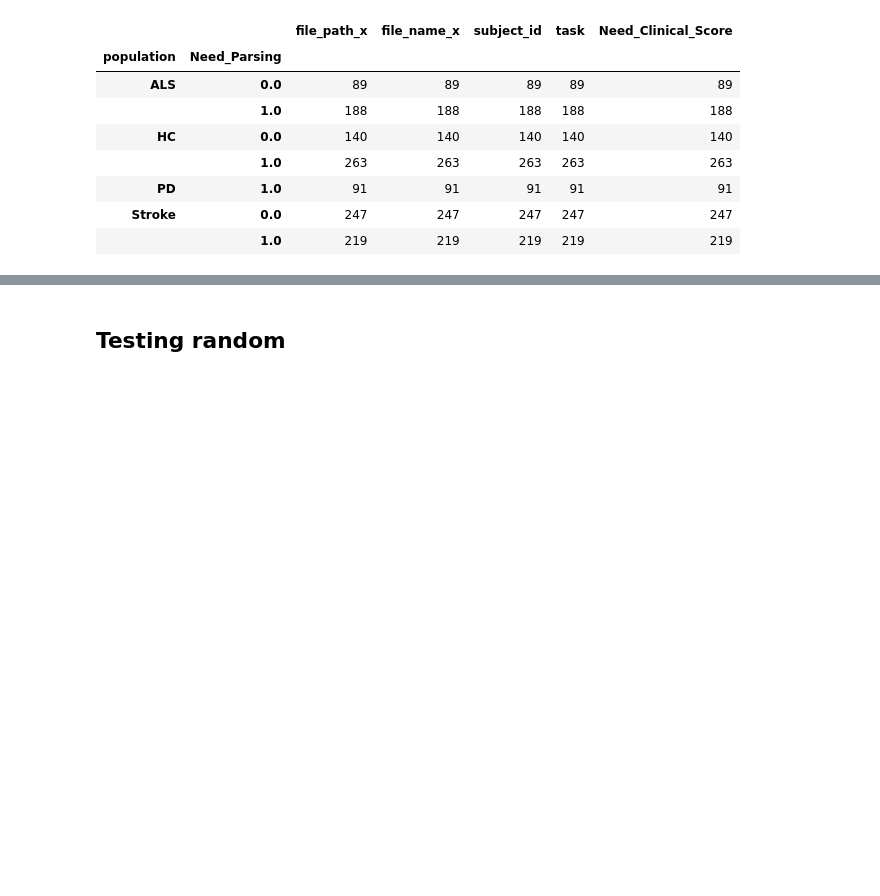
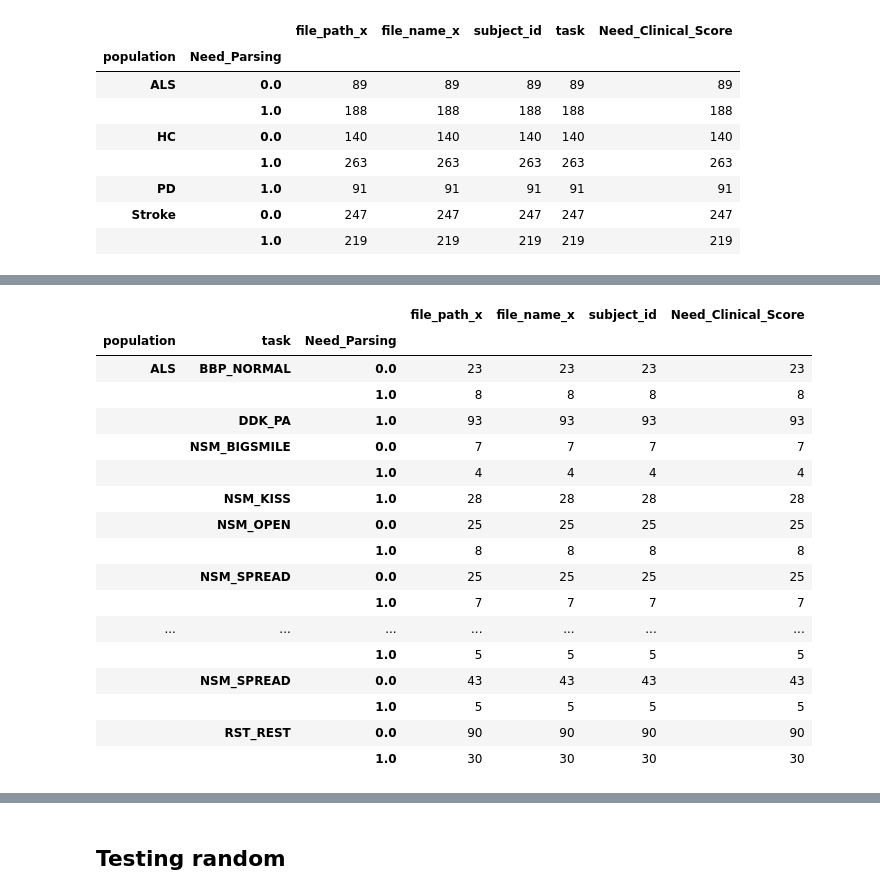
Before and after one commit to denizjafari/ClinicalScore, a Jupyter notebook: data_availability.ipynb, the cells around one changed output, grey strips where cells are left out. Drawn from its saved outputs; the diff is of its cells as text; code cells hidden in the pictures; blank space fills up the shorter version.

```diff
--- a/data_availability.ipynb
+++ b/data_availability.ipynb
@@ -85,7 +85,8 @@ def get_subject_id(row):
 def set_task(row):
     for t in tasks:
         if t in row:
-            return t
+            if t != 'DDK_PATAKA'
+                return t
 
 
 data.rename(columns = {0: 'file_path'}, inplace = True)
@@ -455,0 +474,21 @@ test2.groupby(['population', 'Need_Parsing']).count()
+# %%
+test2.groupby(['population', 'task', 'Need_Parsing']).count()
+# %% [output]
+|  |  |  | file_path_x | file_name_x | subject_id | Need_Clinical_Score |
+| population | task | Need_Parsing |  |  |  |  |
+| ALS | BBP_NORMAL | 0.0 | 23 | 23 | 23 | 23 |
+|  |  | 1.0 | 8 | 8 | 8 | 8 |
+|  | DDK_PA | 1.0 | 93 | 93 | 93 | 93 |
+|  | NSM_BIGSMILE | 0.0 | 7 | 7 | 7 | 7 |
+|  |  | 1.0 | 4 | 4 | 4 | 4 |
+|  | NSM_KISS | 1.0 | 28 | 28 | 28 | 28 |
+|  | NSM_OPEN | 0.0 | 25 | 25 | 25 | 25 |
+|  |  | 1.0 | 8 | 8 | 8 | 8 |
+|  | NSM_SPREAD | 0.0 | 25 | 25 | 25 | 25 |
+|  |  | 1.0 | 7 | 7 | 7 | 7 |
+| ... | ... | ... | ... | ... | ... | ... |
+|  |  | 1.0 | 5 | 5 | 5 | 5 |
+|  | NSM_SPREAD | 0.0 | 43 | 43 | 43 | 43 |
+|  |  | 1.0 | 5 | 5 | 5 | 5 |
+|  | RST_REST | 0.0 | 90 | 90 | 90 | 90 |
+|  |  | 1.0 | 30 | 30 | 30 | 30 |
```
Also changed, not shown: parts of 3 cells of this notebook, 1 other file.
